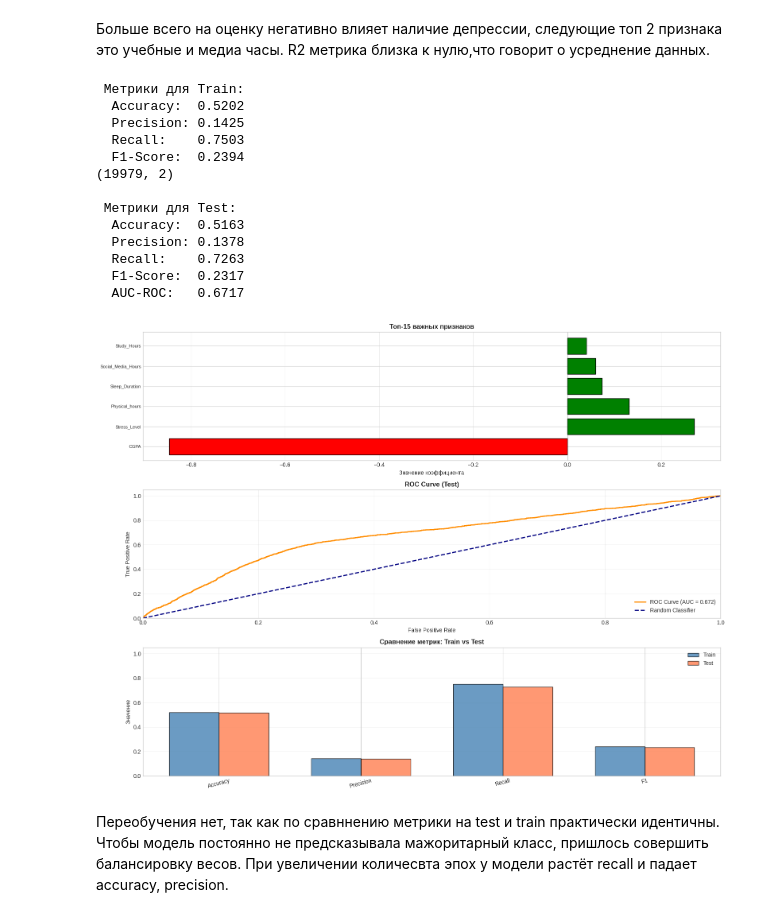
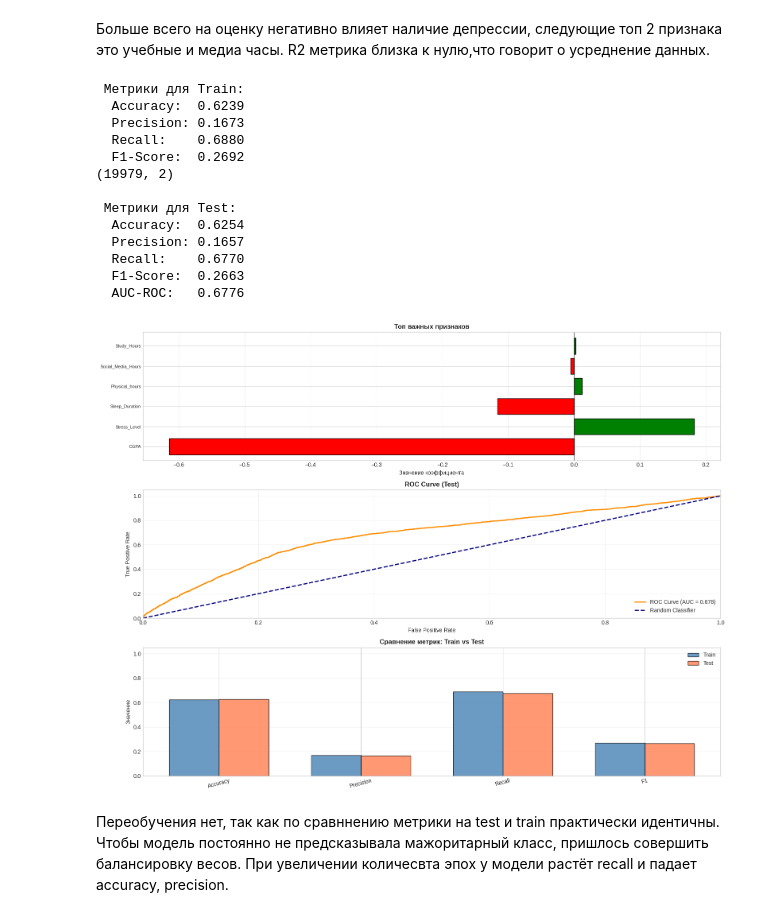
Before and after one commit to TaySon-7/APEX-Analytics, a Jupyter notebook: lab1.ipynb, the cells around one changed output. Saved outputs shown, nothing was run; the diff lists cells and outputs as text; code cells hidden in the pictures.

```diff
--- a/lab1.ipynb
+++ b/lab1.ipynb
@@ -523,7 +522,7 @@ model = LogisticRegression(
     max_iter=8,
     random_state=42
 )
-model.fit(X_train, y_train)
+model.fit(X_train_scaled, y_train)
 y_train_pred = model.predict(X_train_scaled)
 y_test_pred = model.predict(X_test_scaled)
 y_test_proba = model.predict_proba(X_test_scaled)
@@ -576,43 +575,43 @@ ax2.set_xlim([0.0, 1.0])
 ax2.set_ylim([0.0, 1.05])
 ax2.set_xlabel('False Positive Rate', fontsize=10)
 ax2.set_ylabel('True Positive Rate', fontsize=10)
 ax2.set_title('ROC Curve (Test)', fontsize=12, fontweight='bold')
 ax2.legend(loc="lower right")
 ax2.grid(True, alpha=0.3)
 # проверка расхождения метрик на Test и Train
 ax3 = plt.subplot(3, 1, 3)
 metrics_names = ['Accuracy', 'Precision', 'Recall', 'F1']
 x_pos = np.arange(len(metrics_names))
 width = 0.35
 
 train_vals = [train_metrics['Accuracy'], train_metrics['Precision'], train_metrics['Recall'], train_metrics['F1']]
 test_vals = [test_metrics['Accuracy'], test_metrics['Precision'], test_metrics['Recall'], test_metrics['F1']]
 
 ax3.bar(x_pos - width/2, train_vals, width, label='Train', alpha=0.8, edgecolor='black', color='steelblue')
 ax3.bar(x_pos + width/2, test_vals, width, label='Test', alpha=0.8, edgecolor='black', color='coral')
 ax3.set_xticks(x_pos)
 ax3.set_xticklabels(metrics_names, rotation=15)
 ax3.set_ylabel('Значение', fontsize=10)
 ax3.set_title('Сравнение метрик: Train vs Test', fontsize=12, fontweight='bold')
 ax3.set_ylim(0, 1.05)
 ax3.legend()
 ax3.grid(True, alpha=0.3, axis='y')
 plt.tight_layout()
 # %% [output]
  Метрики для Train:
-  Accuracy:  0.5202
-  Precision: 0.1425
-  Recall:    0.7503
-  F1-Score:  0.2394
+  Accuracy:  0.6239
+  Precision: 0.1673
+  Recall:    0.6880
+  F1-Score:  0.2692
 (19979, 2)
 
  Метрики для Test:
-  Accuracy:  0.5163
-  Precision: 0.1378
-  Recall:    0.7263
-  F1-Score:  0.2317
-  AUC-ROC:   0.6717
+  Accuracy:  0.6254
+  Precision: 0.1657
+  Recall:    0.6770
+  F1-Score:  0.2663
+  AUC-ROC:   0.6776
-[figure, old version]
+[figure, new version]
 # %% [markdown]
 Переобучения нет, так как по сравннению метрики на test и train практически идентичны. Чтобы модель постоянно не предсказывала мажоритарный класс, пришлось совершить балансировку весов. При увеличении количесвта эпох у модели растёт recall и падает accuracy, precision.
 # %%
```
Also changed, not shown: parts of 6 cells of this notebook.
